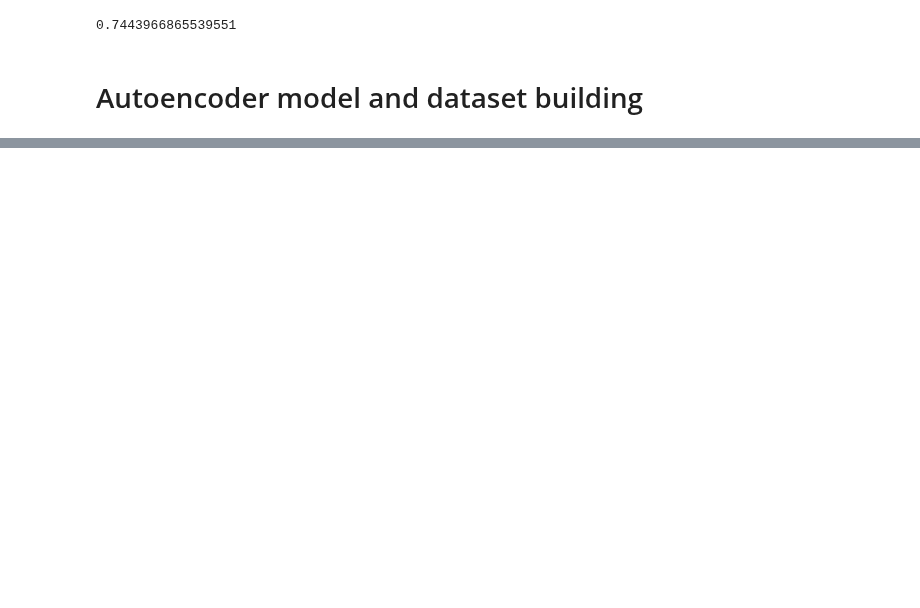
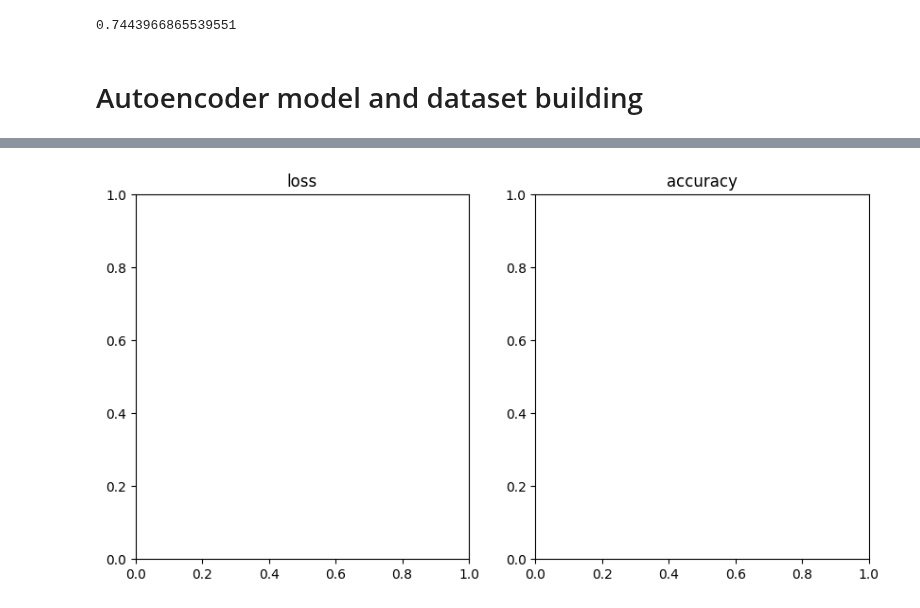
Before and after one commit to cb11711211/pMHC-TCR-binding-prediction, a Jupyter notebook: prediction_model/ae_lstm_model.ipynb, the cells around one changed output, grey strips where cells are left out. Saved outputs shown, nothing was run; the diff lists cells and outputs as text; code cells hidden in the pictures; blank space fills up the shorter version.

Commit message:
Autoencoder training

```diff
--- a/prediction_model/ae_lstm_model.ipynb
+++ b/prediction_model/ae_lstm_model.ipynb
@@ -500,10 +438,10 @@ model.eval()
 
 # encode the TCR sequence
 TCRData = pMHC_TCRDataset(file_path, only_TCR_seq=True, only_experimental=True)
-TCR_loader = DataLoader(TCRData, batch_size=batch_size, shuffle=True, drop_last=True)
+# TCR_loader = DataLoader(TCRData, batch_size=batch_size, shuffle=True, drop_last=True)
 TCR_encode = torch.zeros((0, 20, 6))
-for batch_idx, (data, _) in enumerate(TCR_loader):
-    data = data.float()
-    data = data.view(batch_size, 5, 47)
-    encoded, _ = model(data) # (batch_size, 20, 6)
+for i in range(len(TCRData)):
+    TCR_seq = TCRData[i][0]
+    TCR_seq = TCR_seq.view(1, 5, 47).double()
+    encoded, _ = model(TCR_seq)
     TCR_encode = torch.cat((TCR_encode, encoded), dim=0)
@@ -510,7 +466,11 @@ for batch_idx, (data, _) in enumerate(TCR_loader):
 # %%
 # len(TCRData)
 # Get the input size of one sample
-# TCRData[0][0].shape
+# TCRData[1][0].shape
+
 # TCR_encode.shape
-# concat the encoded TCR sequence with the one-hot encoded HLA types
 # TCR_encode = TCR_encode.view(-1, 20*6)
+# TCR_encode_losses
+# len(TCR_encode)
+TCR_encode = TCR_encode.view(-1, 20*6)
+# Concat the encoded TCR sequence with the one-hot encoded HLA types
@@ -520,0 +551,2 @@ Use Only Experimental Data
+# %%
+TCRData = pMHC_TCRDataset(file_path, only_TCR_seq=True, only_experimental=True, TCR_encode=TCR_encode)
@@ -520,0 +570,72 @@ Use Only Experimental Data
+# %%
+# Training
+batch_size = 64
+seq_length = 6
+folds = 5
+repeats = 12
+epochs = 100
+device = torch.device("cuda:0" if torch.cuda.is_available() else "cpu")
+# device = torch.device("cpu")
+print(f"Using {device} for training")
+
+def reset_weights(m):
+    if isinstance(m, nn.Conv2d) or isinstance(m, nn.Linear):
+        m.reset_parameters()
+
+model = pMHC_TCR_model(input_size=237, hidden_size=16, batch_size=batch_size, num_layers=2, device=device, use_whole_data=False).to(device)
+kf = StratifiedKFold(n_splits=folds, shuffle=True, random_state=42)
+weights = torch.FloatTensor([5,6])
+optimizer = optim.Adadelta(model.parameters(), lr=1.0, rho=0.9, eps=1e-06, weight_decay=0)
+
+fig, ax = plt.subplots(1,2, figsize=(10,5))
+ax[0].set_title("loss")
+ax[1].set_title("accuracy")
+
+for fold, (train_idx, test_idx) in enumerate(kf.split(TCRData.X, TCRData.y)):
+    print(f"-------------------Fold {fold}-------------------")
+    if batch_size == 1:
+    # using the subsampler to get the data
+        train_subsampler = torch.utils.data.SubsetRandomSampler(train_idx)
+        test_subsampler = torch.utils.data.SubsetRandomSampler(test_idx)
+        train_dataset = torch.utils.data.Subset(TCRData, train_idx)
+        test_dataset = torch.utils.data.Subset(TCRData, test_idx)
+        train_loader = torch.utils.data.DataLoader(TCRData, batch_size=len(train_dataset), sampler=train_subsampler)
+        test_loader = torch.utils.data.DataLoader(TCRData, batch_size=len(test_dataset), sampler=test_subsampler)
+    else:
+        train_subsampler = torch.utils.data.SubsetRandomSampler(train_idx)
+        test_subsampler = torch.utils.data.SubsetRandomSampler(test_idx)
+        train_loader = torch.utils.data.DataLoader(TCRData,
+            batch_size=batch_size, sampler=train_subsampler, drop_last=True)
+        test_loader = torch.utils.data.DataLoader(TCRData,
+            batch_size=batch_size, sampler=test_subsampler, drop_last=True)
+
+    # print(f"The length of train_loader is {len(train_loader)}") # 34
+    # print(f"The length of test_loader is {len(test_loader)}") # 8
+    # print(f"The length of train_dataset is {len(train_loader.dataset)}")
+
+    model.apply(reset_weights)
+    train_losses_history = []
+    test_losses_history = []
+    train_accuracy_history = []
+    test_accuracy_history = []
+
+    for epoch in range(1, epochs+1):
+        train_losses, train_correct = train(fold, model, device, train_loader, optimizer, epoch)
+        test_losses, test_correct = test(fold, model, device, test_loader)
+        train_losses_history.append(train_losses)
+        test_losses_history.append(test_losses)
+        train_accuracy_history.append(train_correct)
+        test_accuracy_history.append(test_correct)
+    ax[0].plot(train_losses_history, "r*--" ,label=f"train loss fold{fold}")
+    ax[0].plot(test_losses_history, "bs--", label=f"test loss fold{fold}")
+    ax[1].plot(train_accuracy_history, "g^--", label=f"train accuracy fold{fold}")
+    ax[1].plot(test_accuracy_history, "yo--", label=f"test accuracy fold{fold}")
+ax[0].legend()
+ax[1].legend()
+# put the legend out of the figure, and adjust the position, prevent the figure from being covered
+# ax[0].legend(bbox_to_anchor=(1.05, 1), loc=2, borderaxespad=0.)
+# ax[1].legend(bbox_to_anchor=(1.05, 1), loc=2, borderaxespad=0.)
+
+# save the figure
+fig.savefig("/DATA/User/wuxinchao/project/pMHC-TCR/result/pMHC_without_em_with_encoder_loss_accuracy.png")
+# %% [output]
@@ -520,0 +646 @@ Use Only Experimental Data
+[figure, added]
```
Also changed, not shown: parts of 14 cells of this notebook, 1 other file.
